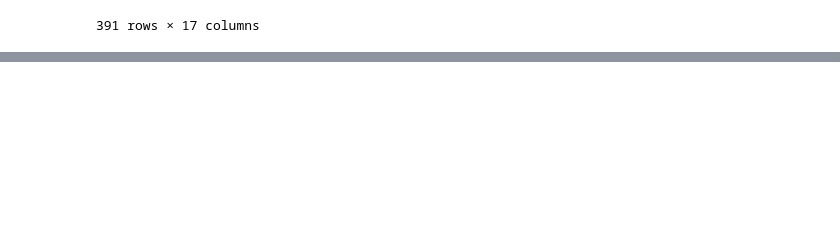
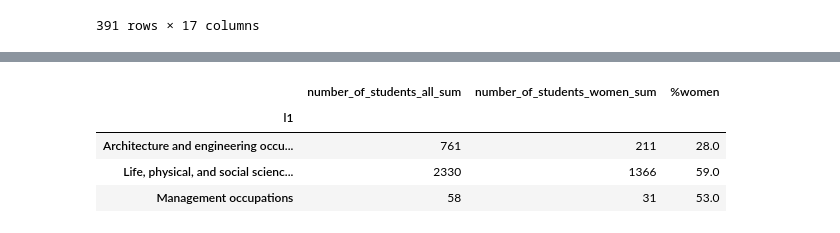
Before and after one commit to MADS-593-Project/Project, a Jupyter notebook: kolbe_work.ipynb, the cells around one changed output, grey strips where cells are left out. Drawn from its saved outputs; the diff is of its cells as text; code cells hidden in the pictures; blank space fills up the shorter version.

```diff
--- a/kolbe_work.ipynb
+++ b/kolbe_work.ipynb
@@ -676,0 +417,13 @@ TimeSeriesBar(df_bls)
+# %%
+student_table = pd.pivot_table(data_to_be_pivoted[(data_to_be_pivoted['l1'] == "Architecture and engineering occupations") |(data_to_be_pivoted['l1'] == "Life, physical, and social science occupations") |(data_to_be_pivoted['l1'] == "Management occupations")],
+                                values=['number_of_students_women_sum', 'number_of_students_all_sum'], index='l1',
+                       aggfunc="sum", fill_value=0)
+
+student_table['%women'] = ((student_table['number_of_students_women_sum']/student_table['number_of_students_all_sum']) * 100).round(decimals=0)
+student_table
+# %% [output]
+|  | number_of_students_all_sum | number_of_students_women_sum | %women |
+| l1 |  |  |  |
+| Architecture and engineering occu... | 761 | 211 | 28.0 |
+| Life, physical, and social scienc... | 2330 | 1366 | 59.0 |
+| Management occupations | 58 | 31 | 53.0 |
```
Also changed, not shown: parts of 34 cells of this notebook, 3 other files.
